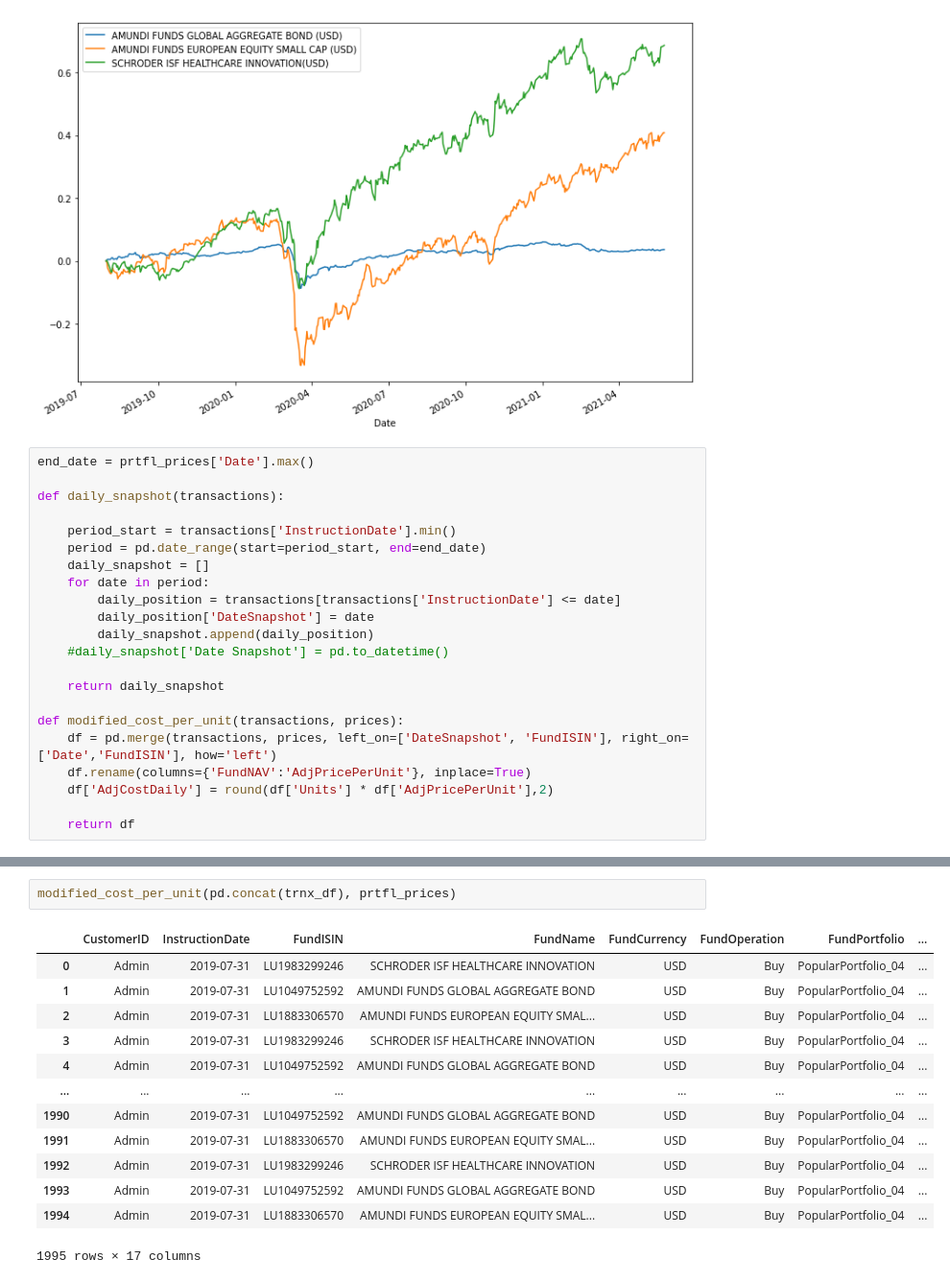
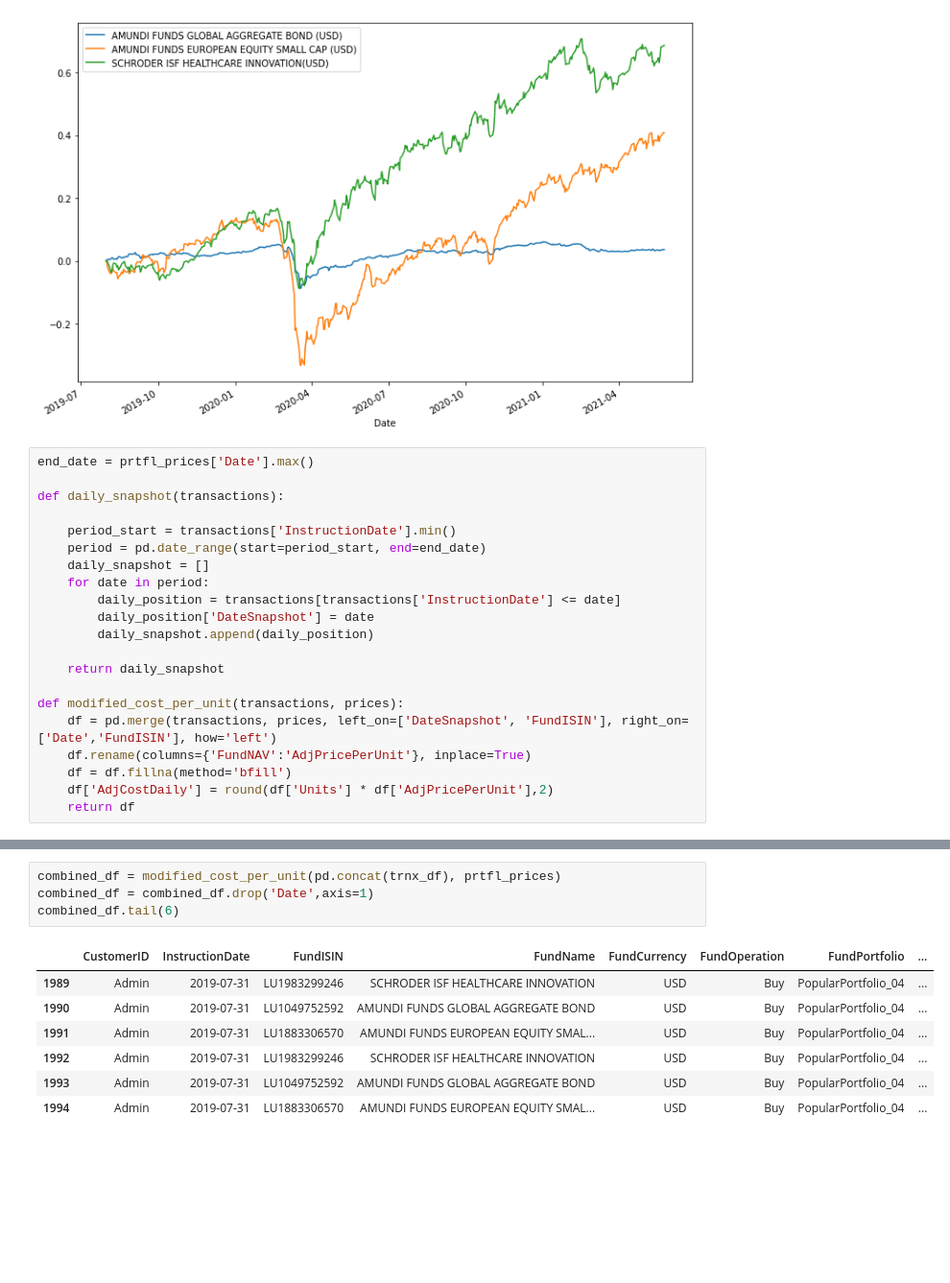
Before and after one commit to Nord-ouest-Advisors/InvestGuard, a Jupyter notebook: InvestGuard.ipynb, the cells around one changed output, grey strips where cells are left out. Shown: that part at 96% size. Cells and saved outputs as stored; diff of their text form; blank space fills up the shorter version.

```diff
--- a/InvestGuard.ipynb
+++ b/InvestGuard.ipynb
@@ -294,15 +300,14 @@ def daily_snapshot(transactions):
         daily_position = transactions[transactions['InstructionDate'] <= date]
         daily_position['DateSnapshot'] = date
         daily_snapshot.append(daily_position)
-    #daily_snapshot['Date Snapshot'] = pd.to_datetime()
 
     return daily_snapshot
 
 def modified_cost_per_unit(transactions, prices):
     df = pd.merge(transactions, prices, left_on=['DateSnapshot', 'FundISIN'], right_on=['Date','FundISIN'], how='left')
     df.rename(columns={'FundNAV':'AdjPricePerUnit'}, inplace=True)
+    df = df.fillna(method='bfill')
     df['AdjCostDaily'] = round(df['Units'] * df['AdjPricePerUnit'],2)
-
     return df
 # %%
 trnx_df = daily_snapshot(prtfl_trnx)
@@ -312,19 +317,15 @@ trnx_df[100]
 | 12 | Admin | 2019-07-31 | LU1983299246 | SCHRODER ISF HEALTHCARE INNOVATION | USD | Buy | PopularPortfolio_04 | ... |
 | 13 | Admin | 2019-07-31 | LU1049752592 | AMUNDI FUNDS GLOBAL AGGREGATE BOND | USD | Buy | PopularPortfolio_04 | ... |
 | 14 | Admin | 2019-07-31 | LU1883306570 | AMUNDI FUNDS EUROPEAN EQUITY SMAL... | USD | Buy | PopularPortfolio_04 | ... |
-# %%
-modified_cost_per_unit(pd.concat(trnx_df), prtfl_prices)
-# %% [output]
-|  | CustomerID | InstructionDate | FundISIN | FundName | FundCurrency | FundOperation | FundPortfolio | ... |
-| 0 | Admin | 2019-07-31 | LU1983299246 | SCHRODER ISF HEALTHCARE INNOVATION | USD | Buy | PopularPortfolio_04 | ... |
-| 1 | Admin | 2019-07-31 | LU1049752592 | AMUNDI FUNDS GLOBAL AGGREGATE BOND | USD | Buy | PopularPortfolio_04 | ... |
-| 2 | Admin | 2019-07-31 | LU1883306570 | AMUNDI FUNDS EUROPEAN EQUITY SMAL... | USD | Buy | PopularPortfolio_04 | ... |
-| 3 | Admin | 2019-07-31 | LU1983299246 | SCHRODER ISF HEALTHCARE INNOVATION | USD | Buy | PopularPortfolio_04 | ... |
-| 4 | Admin | 2019-07-31 | LU1049752592 | AMUNDI FUNDS GLOBAL AGGREGATE BOND | USD | Buy | PopularPortfolio_04 | ... |
-| ... | ... | ... | ... | ... | ... | ... | ... | ... |
-| 1990 | Admin | 2019-07-31 | LU1049752592 | AMUNDI FUNDS GLOBAL AGGREGATE BOND | USD | Buy | PopularPortfolio_04 | ... |
-| 1991 | Admin | 2019-07-31 | LU1883306570 | AMUNDI FUNDS EUROPEAN EQUITY SMAL... | USD | Buy | PopularPortfolio_04 | ... |
-| 1992 | Admin | 2019-07-31 | LU1983299246 | SCHRODER ISF HEALTHCARE INNOVATION | USD | Buy | PopularPortfolio_04 | ... |
-| 1993 | Admin | 2019-07-31 | LU1049752592 | AMUNDI FUNDS GLOBAL AGGREGATE BOND | USD | Buy | PopularPortfolio_04 | ... |
-| 1994 | Admin | 2019-07-31 | LU1883306570 | AMUNDI FUNDS EUROPEAN EQUITY SMAL... | USD | Buy | PopularPortfolio_04 | ... |
-1995 rows × 17 columns
+# %%
+combined_df = modified_cost_per_unit(pd.concat(trnx_df), prtfl_prices)
+combined_df = combined_df.drop('Date',axis=1)
+combined_df.tail(6)
+# %% [output]
+|  | CustomerID | InstructionDate | FundISIN | FundName | FundCurrency | FundOperation | FundPortfolio | ... |
+| 1989 | Admin | 2019-07-31 | LU1983299246 | SCHRODER ISF HEALTHCARE INNOVATION | USD | Buy | PopularPortfolio_04 | ... |
+| 1990 | Admin | 2019-07-31 | LU1049752592 | AMUNDI FUNDS GLOBAL AGGREGATE BOND | USD | Buy | PopularPortfolio_04 | ... |
+| 1991 | Admin | 2019-07-31 | LU1883306570 | AMUNDI FUNDS EUROPEAN EQUITY SMAL... | USD | Buy | PopularPortfolio_04 | ... |
+| 1992 | Admin | 2019-07-31 | LU1983299246 | SCHRODER ISF HEALTHCARE INNOVATION | USD | Buy | PopularPortfolio_04 | ... |
+| 1993 | Admin | 2019-07-31 | LU1049752592 | AMUNDI FUNDS GLOBAL AGGREGATE BOND | USD | Buy | PopularPortfolio_04 | ... |
+| 1994 | Admin | 2019-07-31 | LU1883306570 | AMUNDI FUNDS EUROPEAN EQUITY SMAL... | USD | Buy | PopularPortfolio_04 | ... |
```
Also changed, not shown: parts of 2 cells of this notebook.
